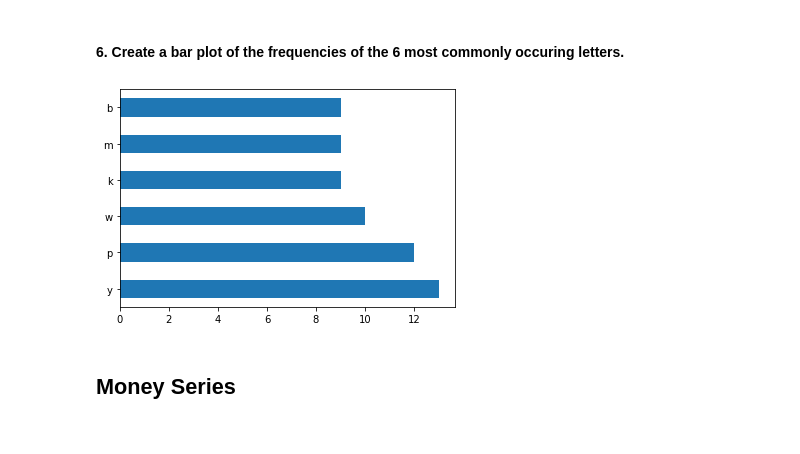
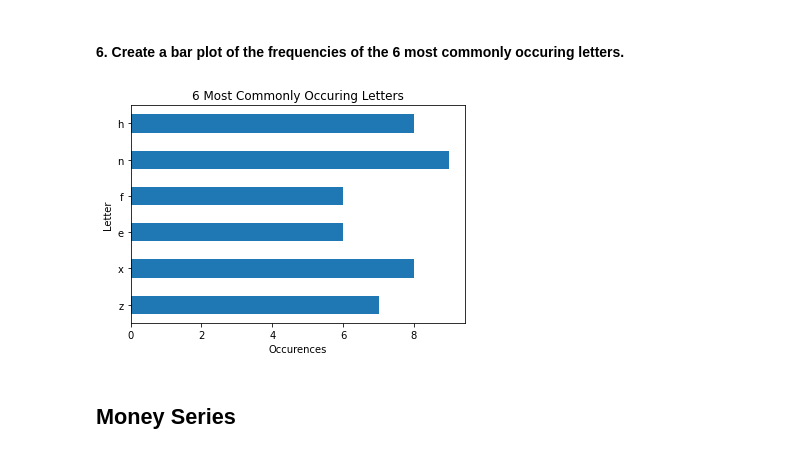
Before and after one commit to adam-talbot/numpy-pandas-visualization-exercises, a Jupyter notebook: pandas_series.ipynb, the cells around one changed output. Cells and saved outputs as stored; diff of their text form; code cells hidden in the pictures.

```diff
--- a/pandas_series.ipynb
+++ b/pandas_series.ipynb
@@ -477,10 +477,10 @@ Length: 200, dtype: object
 # %%
 import matplotlib.pyplot as plt
 
-letters.value_counts().head(6).plot.barh()
+letters.value_counts(sort=False).head(6).plot.barh(title='6 Most Commonly Occuring Letters').set(ylabel='Letter', xlabel='Occurences')
 plt.show()
 # %% [output]
-[figure, old version]
+[figure, new version]
 # %% [markdown]
 ## Money Series
 # %%
```
Also changed, not shown: parts of 7 cells of this notebook.
